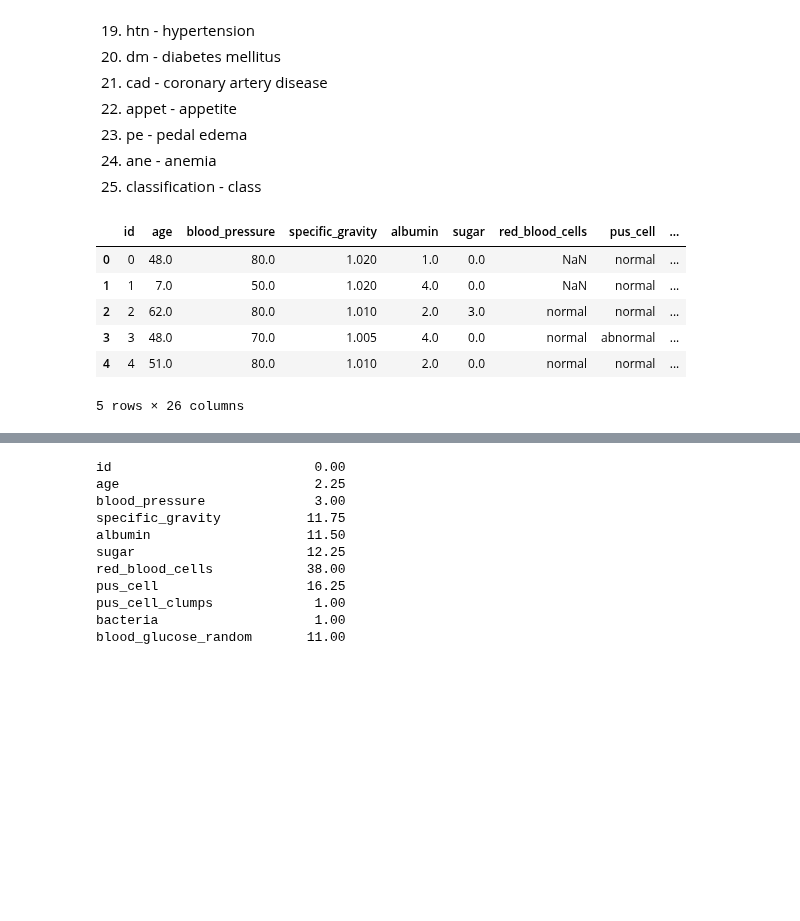
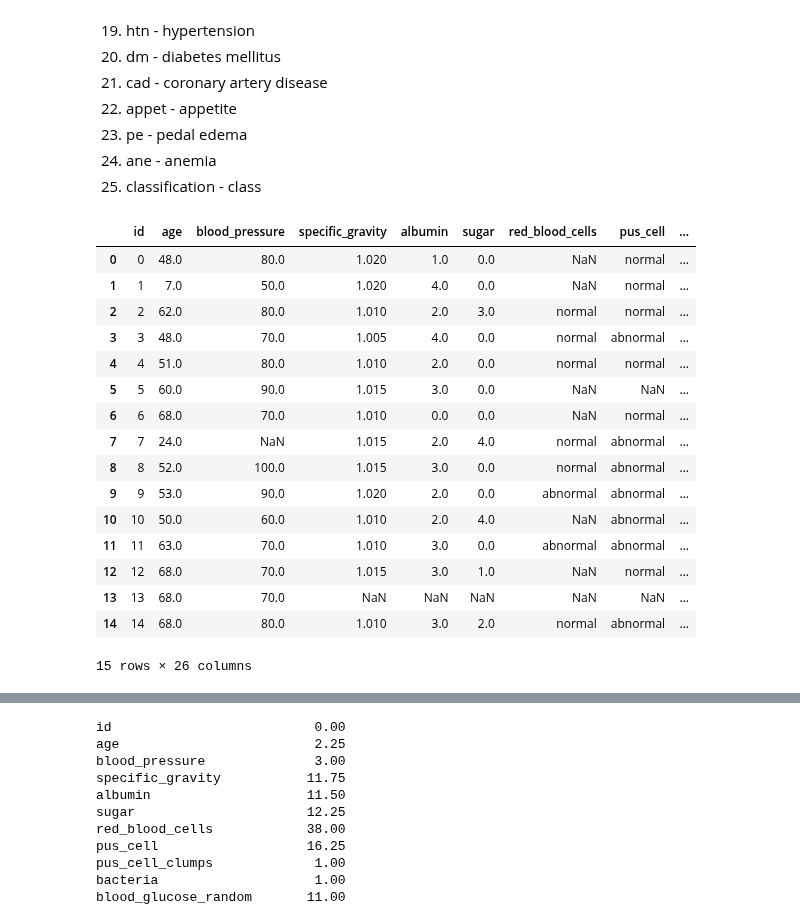
Before and after one commit to Winfry/Hospitali_Rafiki, a Jupyter notebook: KindneyHospital.ipynb, the cells around one changed output, grey strips where cells are left out. Cells and saved outputs as stored; diff of their text form; code cells hidden in the pictures; blank space fills up the shorter version.

```diff
--- a/KindneyHospital.ipynb
+++ b/KindneyHospital.ipynb
@@ -241,18 +241,28 @@ memory usage: 81.4+ KB
 # %%
 df.columns = ['id','age', 'blood_pressure', 'specific_gravity', 'albumin', 'sugar', 'red_blood_cells', 'pus_cell',
               'pus_cell_clumps', 'bacteria', 'blood_glucose_random', 'blood_urea', 'serum_creatinine', 'sodium',
               'potassium', 'haemoglobin', 'packed_cell_volume', 'white_blood_cell_count', 'red_blood_cell_count',
               'hypertension', 'diabetes_mellitus', 'coronary_artery_disease', 'appetite', 'peda_edema',
               'anemia', 'class']
-df.head(5)
+df.head(15)
 # %% [output]
 |  | id | age | blood_pressure | specific_gravity | albumin | sugar | red_blood_cells | pus_cell | ... |
 | 0 | 0 | 48.0 | 80.0 | 1.020 | 1.0 | 0.0 | NaN | normal | ... |
 | 1 | 1 | 7.0 | 50.0 | 1.020 | 4.0 | 0.0 | NaN | normal | ... |
 | 2 | 2 | 62.0 | 80.0 | 1.010 | 2.0 | 3.0 | normal | normal | ... |
 | 3 | 3 | 48.0 | 70.0 | 1.005 | 4.0 | 0.0 | normal | abnormal | ... |
 | 4 | 4 | 51.0 | 80.0 | 1.010 | 2.0 | 0.0 | normal | normal | ... |
+| 5 | 5 | 60.0 | 90.0 | 1.015 | 3.0 | 0.0 | NaN | NaN | ... |
+| 6 | 6 | 68.0 | 70.0 | 1.010 | 0.0 | 0.0 | NaN | normal | ... |
+| 7 | 7 | 24.0 | NaN | 1.015 | 2.0 | 4.0 | normal | abnormal | ... |
+| 8 | 8 | 52.0 | 100.0 | 1.015 | 3.0 | 0.0 | normal | abnormal | ... |
+| 9 | 9 | 53.0 | 90.0 | 1.020 | 2.0 | 0.0 | abnormal | abnormal | ... |
+| 10 | 10 | 50.0 | 60.0 | 1.010 | 2.0 | 4.0 | NaN | abnormal | ... |
+| 11 | 11 | 63.0 | 70.0 | 1.010 | 3.0 | 0.0 | abnormal | abnormal | ... |
+| 12 | 12 | 68.0 | 70.0 | 1.015 | 3.0 | 1.0 | NaN | normal | ... |
+| 13 | 13 | 68.0 | 70.0 | NaN | NaN | NaN | NaN | NaN | ... |
+| 14 | 14 | 68.0 | 80.0 | 1.010 | 3.0 | 2.0 | normal | abnormal | ... |
-5 rows × 26 columns
+15 rows × 26 columns
 # %%
 # display summary statistics of each column
 # this helps me confirm my assertion on missing data
```
Also changed, not shown: parts of 3 cells of this notebook.
